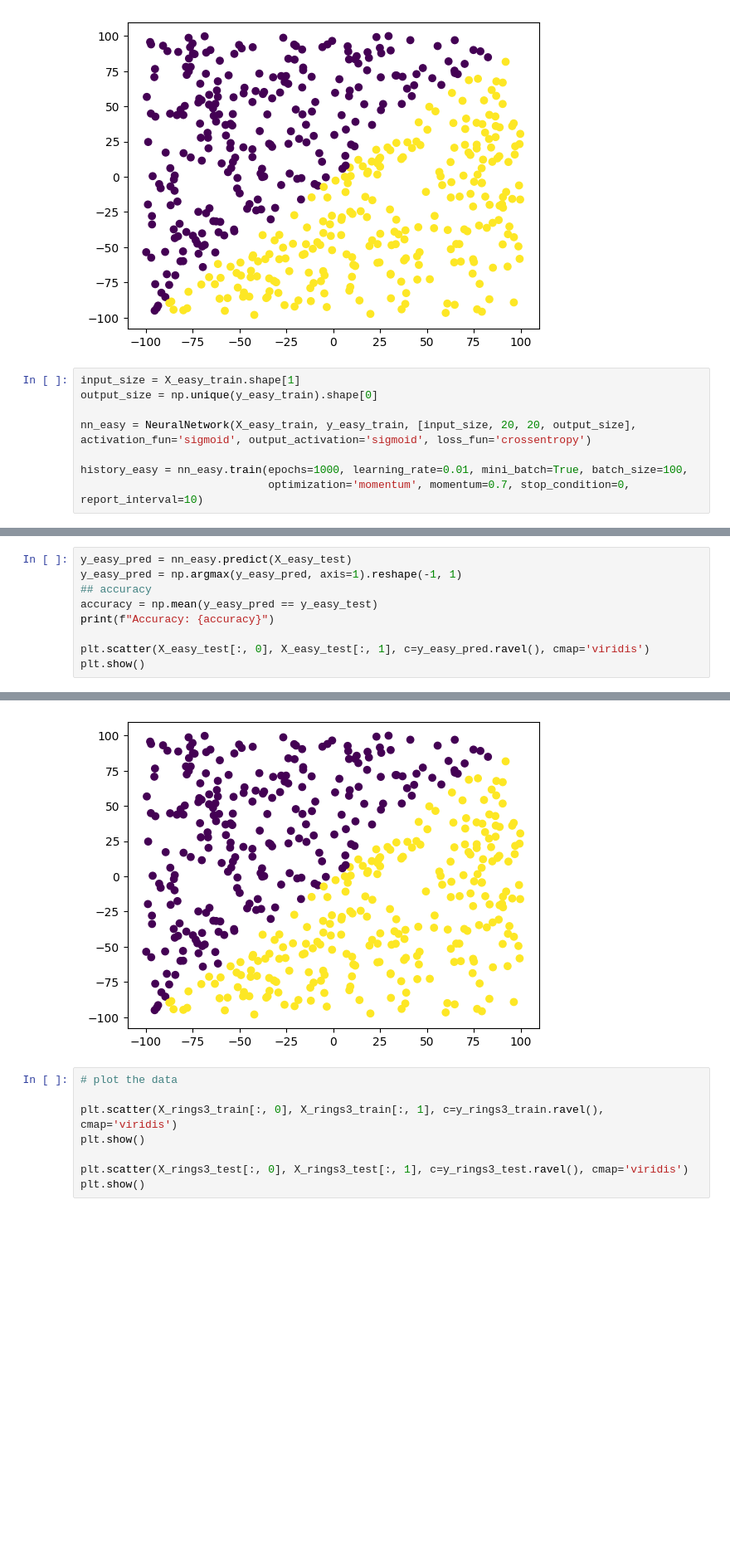
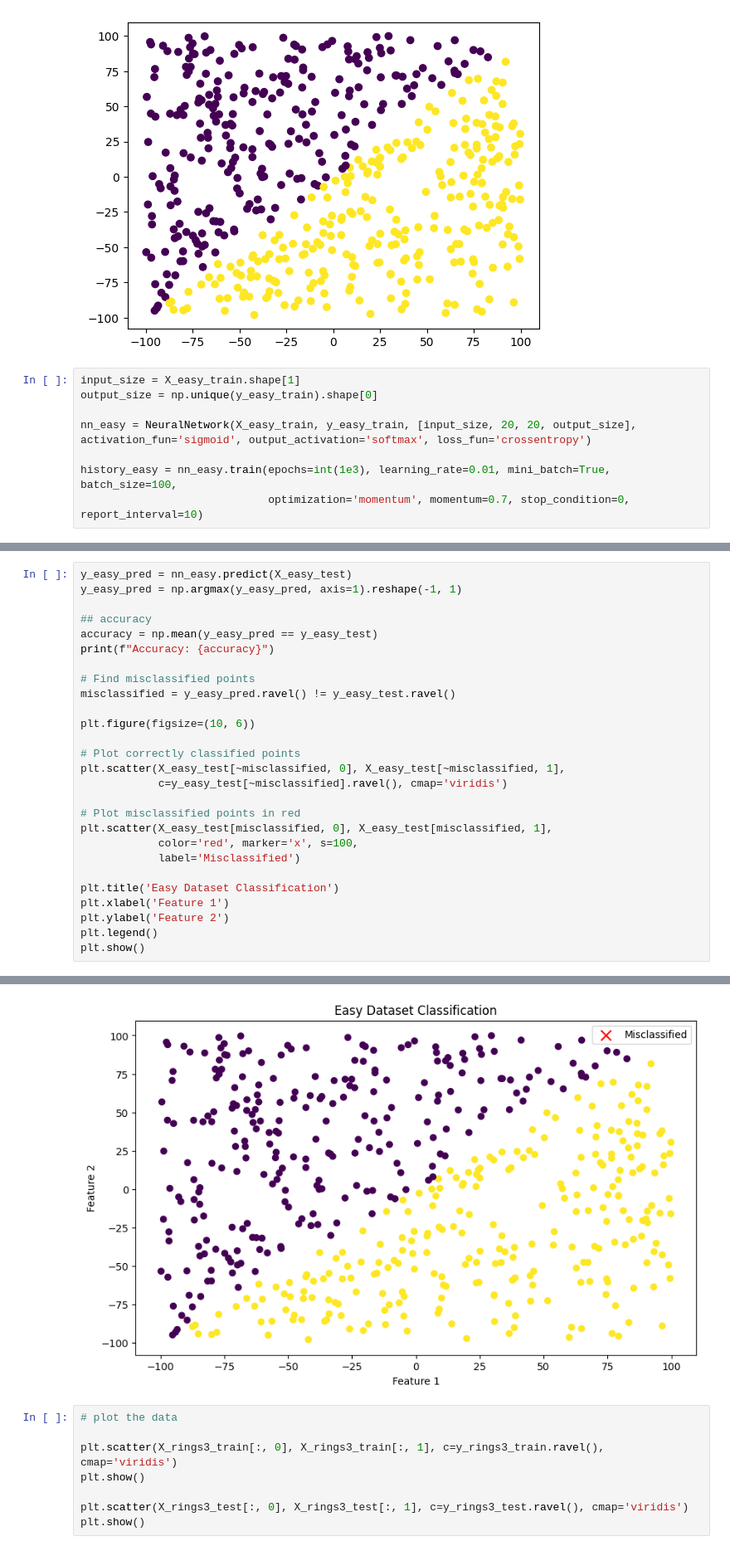
Before and after one commit to wojcikbart/NeuralNetworks, a Jupyter notebook: nn4/nn4.ipynb, the cells around one changed output, grey strips where cells are left out. Shown at 83% size. Drawn from its saved outputs; the diff is of its cells as text; blank space fills up the shorter version.

```diff
--- a/nn4/nn4.ipynb
+++ b/nn4/nn4.ipynb
@@ -38,8 +48,8 @@ plt.show()
 input_size = X_easy_train.shape[1]
 output_size = np.unique(y_easy_train).shape[0]
 
-nn_easy = NeuralNetwork(X_easy_train, y_easy_train, [input_size, 20, 20, output_size], activation_fun='sigmoid', output_activation='sigmoid', loss_fun='crossentropy')
+nn_easy = NeuralNetwork(X_easy_train, y_easy_train, [input_size, 20, 20, output_size], activation_fun='sigmoid', output_activation='softmax', loss_fun='crossentropy')
 
-history_easy = nn_easy.train(epochs=1000, learning_rate=0.01, mini_batch=True, batch_size=100,
+history_easy = nn_easy.train(epochs=int(1e3), learning_rate=0.01, mini_batch=True, batch_size=100,
                              optimization='momentum', momentum=0.7, stop_condition=0, report_interval=10)
 # %% [output]
@@ -63,10 +58,28 @@ Training complete. Final loss: 0.0035
 # %%
 y_easy_pred = nn_easy.predict(X_easy_test)
 y_easy_pred = np.argmax(y_easy_pred, axis=1).reshape(-1, 1)
+
 ## accuracy
 accuracy = np.mean(y_easy_pred == y_easy_test)
 print(f"Accuracy: {accuracy}")
 
-plt.scatter(X_easy_test[:, 0], X_easy_test[:, 1], c=y_easy_pred.ravel(), cmap='viridis')
+# Find misclassified points
+misclassified = y_easy_pred.ravel() != y_easy_test.ravel()
+
+plt.figure(figsize=(10, 6))
+
+# Plot correctly classified points
+plt.scatter(X_easy_test[~misclassified, 0], X_easy_test[~misclassified, 1],
+            c=y_easy_test[~misclassified].ravel(), cmap='viridis')
+
+# Plot misclassified points in red
+plt.scatter(X_easy_test[misclassified, 0], X_easy_test[misclassified, 1],
+            color='red', marker='x', s=100,
+            label='Misclassified')
+
+plt.title('Easy Dataset Classification')
+plt.xlabel('Feature 1')
+plt.ylabel('Feature 2')
+plt.legend()
 plt.show()
 # %% [output]
@@ -74,4 +87,4 @@ Accuracy: 0.998
-[figure, old version]
+[figure, new version]
 # %%
 # plot the data
 
```
Also changed, not shown: parts of 8 cells of this notebook, 1 other file.
